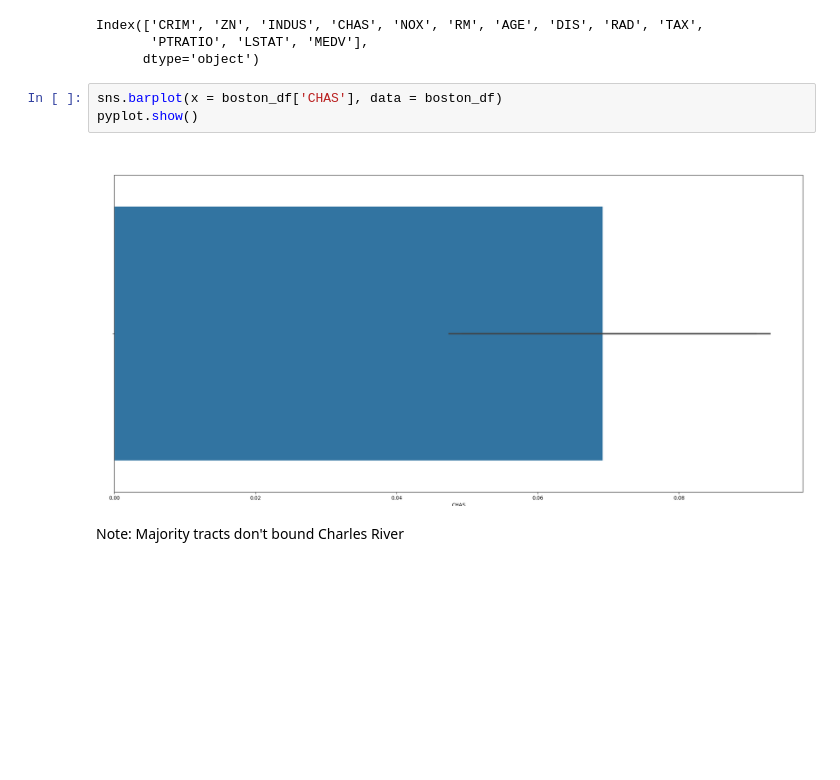
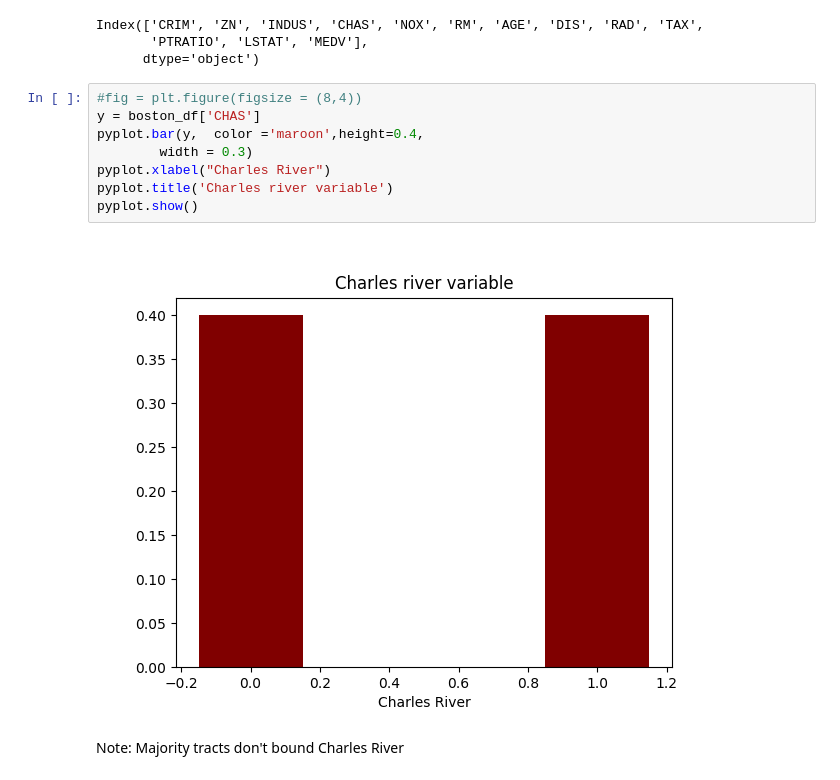
Before and after one commit to VIGHNESH1521/testrepo, a Jupyter notebook: Templates_Optional_Peer_Graded_Assignment.jupyterlite.ipynb, the cells around one changed output. Saved outputs shown, nothing was run; the diff lists cells and outputs as text; blank space fills up the shorter version.

```diff
--- a/Templates_Optional_Peer_Graded_Assignment.jupyterlite.ipynb
+++ b/Templates_Optional_Peer_Graded_Assignment.jupyterlite.ipynb
@@ -104,10 +104,15 @@ boston_df.columns
 Index(['CRIM', 'ZN', 'INDUS', 'CHAS', 'NOX', 'RM', 'AGE', 'DIS', 'RAD', 'TAX',
        'PTRATIO', 'LSTAT', 'MEDV'],
       dtype='object')
-# %%
-sns.barplot(x = boston_df['CHAS'], data = boston_df)
-pyplot.show()
-# %% [output]
-[figure, removed]
+# %%
+#fig = plt.figure(figsize = (8,4))
+y = boston_df['CHAS']
+pyplot.bar(y,  color ='maroon',height=0.4,
+        width = 0.3)
+pyplot.xlabel("Charles River")
+pyplot.title('Charles river variable')
+pyplot.show()
+# %% [output]
+[figure, added]
 # %% [markdown]
 Note: Majority tracts don't bound Charles River
```
Also changed, not shown: parts of 11 cells of this notebook.
